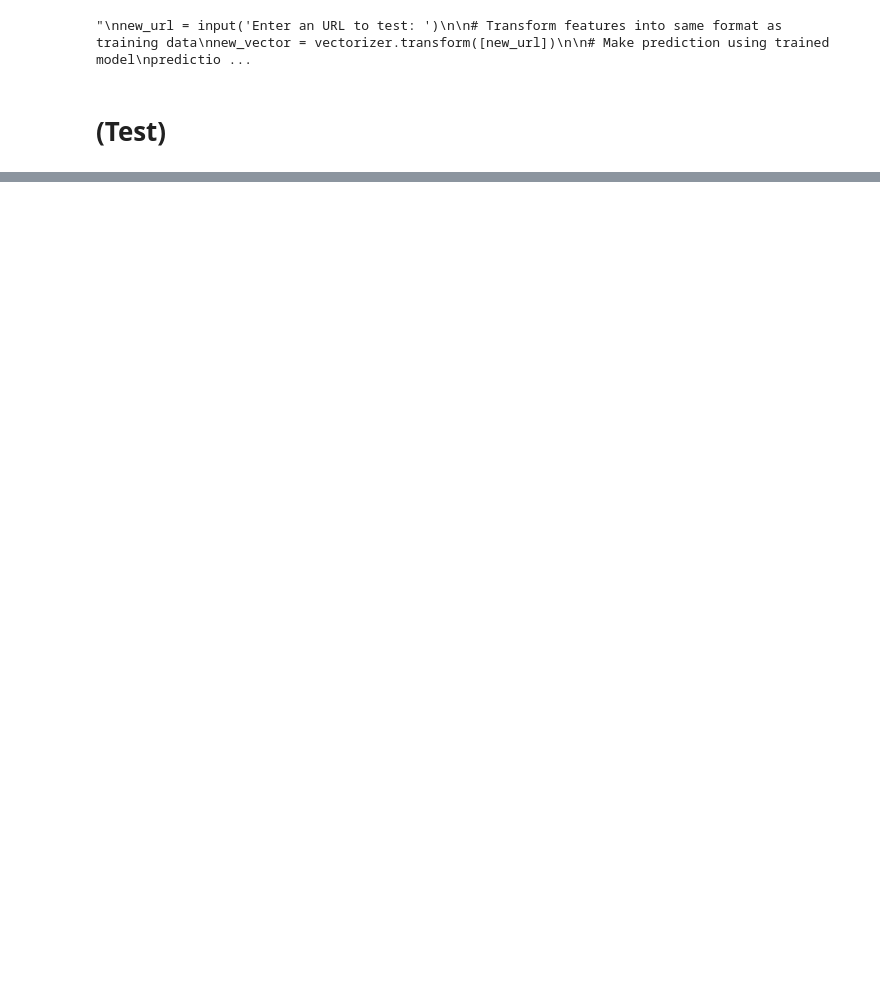
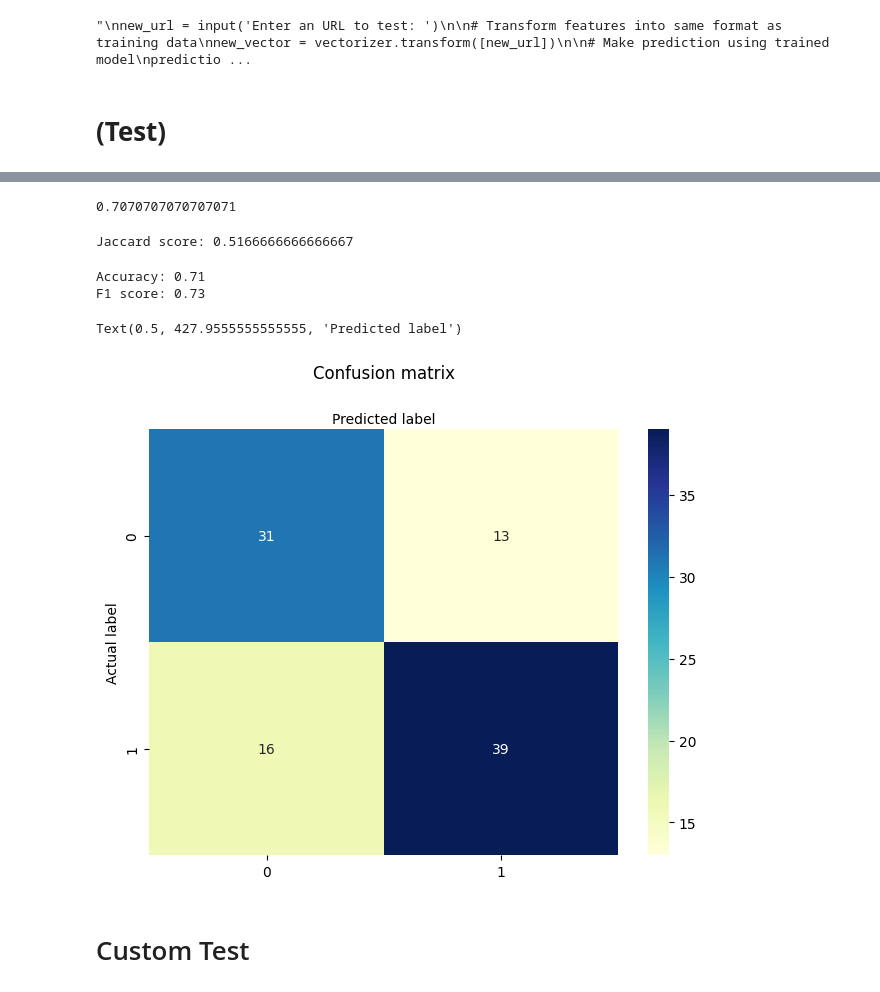
Before and after one commit to buisonanh/phishing-urls-detection, a Jupyter notebook: model copy.ipynb, the cells around one changed output, grey strips where cells are left out. Cells and saved outputs as stored; diff of their text form; code cells hidden in the pictures; blank space fills up the shorter version.

```diff
--- a/model copy.ipynb
+++ b/model copy.ipynb
@@ -440,0 +296,3 @@ ValueError: X has 49061 features, but LogisticRegression is expecting 164273 fea
+# %%
+p_test = pd.read_csv("datasets\publish_test.csv")
+p_test.head(10)
@@ -440,0 +311,12 @@ ValueError: X has 49061 features, but LogisticRegression is expecting 164273 fea
+# %%
+test = p_test[['x','y']]
+
+test.isnull().sum()
+test.dropna()
+
+indexValue = test[test['y'] == 'continue=to&amp'].index
+test.drop(indexValue , inplace=True)
+
+#test["x"] = test["x"].apply(lambda x: re.sub('[/\.;?=https:\']', ' ', x))
+
+test.head(10)
@@ -440,0 +339,13 @@ ValueError: X has 49061 features, but LogisticRegression is expecting 164273 fea
+# %%
+x_t = test['x']
+y_t = test['y'].astype(int)
+
+
+x_t = vectorizer.transform(x_t)
+y_t = np.asarray(y_t)
+print(y_t)
+
+print()
+
+y_pred_t = logreg.predict(x_t)
+print(y_pred_t)
@@ -440,0 +360,39 @@ ValueError: X has 49061 features, but LogisticRegression is expecting 164273 fea
+# %%
+logreg.score(x_t, y_t)
+# %% [output]
+0.7070707070707071
+# %%
+from sklearn.metrics import jaccard_score
+print(f"Jaccard score: {jaccard_score(y_t, y_pred_t,pos_label=0)}")
+# %% [output]
+Jaccard score: 0.5166666666666667
+# %%
+accuracy = accuracy_score(y_t, y_pred_t)
+f1 = f1_score(y_t, y_pred_t)
+
+print(f"Accuracy: {accuracy:.2f}")
+print(f"F1 score: {f1:.2f}")
+# %% [output]
+Accuracy: 0.71
+F1 score: 0.73
+# %%
+cnf_matrix = metrics.confusion_matrix(y_t, y_pred_t)
+cnf_matrix
+
+class_names=[] # name  of classes
+fig, ax = plt.subplots()
+tick_marks = np.arange(len(class_names))
+plt.xticks(tick_marks, class_names)
+plt.yticks(tick_marks, class_names)
+# create heatmap
+sns.heatmap(pd.DataFrame(cnf_matrix), annot=True, cmap="YlGnBu" ,fmt='g')
+ax.xaxis.set_label_position("top")
+plt.tight_layout()
+plt.title('Confusion matrix', y=1.1)
+plt.ylabel('Actual label')
+plt.xlabel('Predicted label')
+# %% [output]
+Text(0.5, 427.9555555555555, 'Predicted label')
+[figure, added]
+# %% [markdown]
+# Custom Test
```
Also changed, not shown: parts of 33 cells of this notebook, 3 other files.
